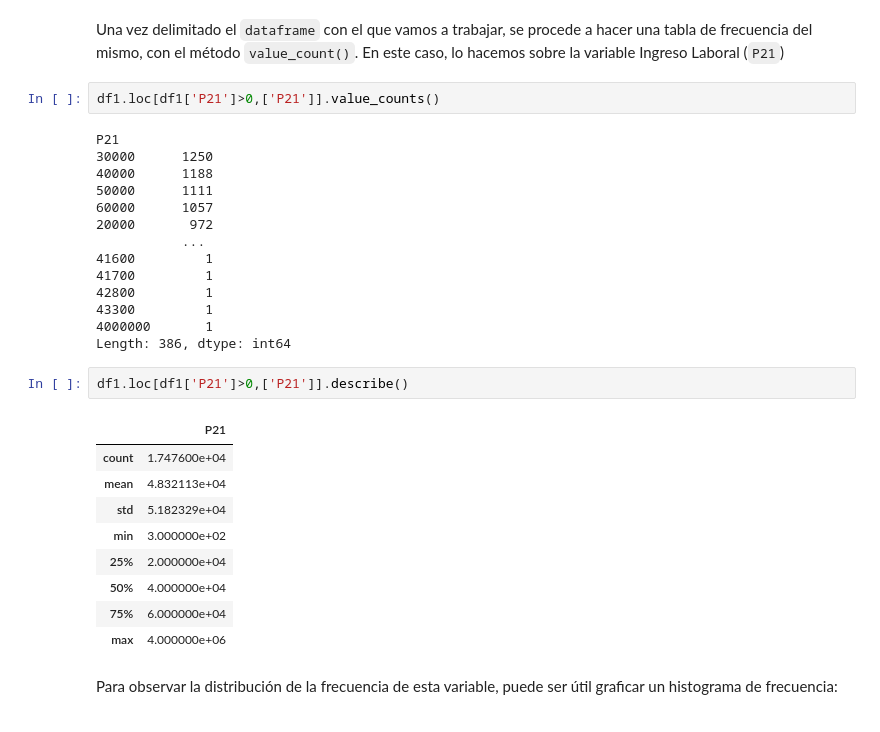
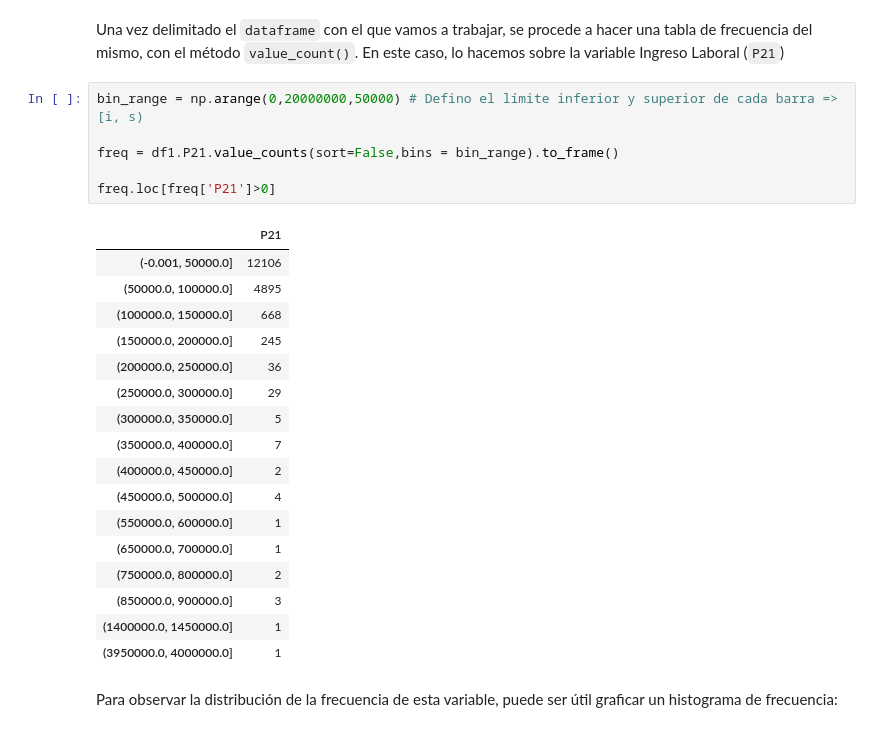
Before and after one commit to danilo-91/estadistica-poblacion, a Jupyter notebook: Trabajo Final Estadística de la Población.ipynb, the cells around one changed output. Cells and saved outputs as stored; diff of their text form.

```diff
--- a/Trabajo Final Estadística de la Población.ipynb
+++ b/Trabajo Final Estadística de la Población.ipynb
@@ -109,32 +112,28 @@ df1.head()
 # %% [markdown]
 Una vez delimitado el `dataframe` con el que vamos a trabajar, se procede a hacer una tabla de frecuencia del mismo, con el método `value_count()`. En este caso, lo hacemos sobre la variable Ingreso Laboral (`P21`)
 # %%
-df1.loc[df1['P21']>0,['P21']].value_counts()
+bin_range = np.arange(0,20000000,50000) # Defino el límite inferior y superior de cada barra => [i, s)
+
+freq = df1.P21.value_counts(sort=False,bins = bin_range).to_frame()
+
+freq.loc[freq['P21']>0]
 # %% [output]
-P21
-30000      1250
-40000      1188
-50000      1111
-60000      1057
-20000       972
-           ...
-41600         1
-41700         1
-42800         1
-43300         1
-4000000       1
-Length: 386, dtype: int64
+|  | P21 |
+| (-0.001, 50000.0] | 12106 |
+| (50000.0, 100000.0] | 4895 |
+| (100000.0, 150000.0] | 668 |
+| (150000.0, 200000.0] | 245 |
+| (200000.0, 250000.0] | 36 |
+| (250000.0, 300000.0] | 29 |
+| (300000.0, 350000.0] | 5 |
+| (350000.0, 400000.0] | 7 |
+| (400000.0, 450000.0] | 2 |
+| (450000.0, 500000.0] | 4 |
+| (550000.0, 600000.0] | 1 |
+| (650000.0, 700000.0] | 1 |
+| (750000.0, 800000.0] | 2 |
+| (850000.0, 900000.0] | 3 |
+| (1400000.0, 1450000.0] | 1 |
+| (3950000.0, 4000000.0] | 1 |
-# %%
-df1.loc[df1['P21']>0,['P21']].describe()
-# %% [output]
-|  | P21 |
-| count | 1.747600e+04 |
-| mean | 4.832113e+04 |
-| std | 5.182329e+04 |
-| min | 3.000000e+02 |
-| 25% | 2.000000e+04 |
-| 50% | 4.000000e+04 |
-| 75% | 6.000000e+04 |
-| max | 4.000000e+06 |
 # %% [markdown]
 Para observar la distribución de la frecuencia de esta variable, puede ser útil graficar un histograma de frecuencia:
```
Also changed, not shown: parts of 7 cells of this notebook, 3 other files.
